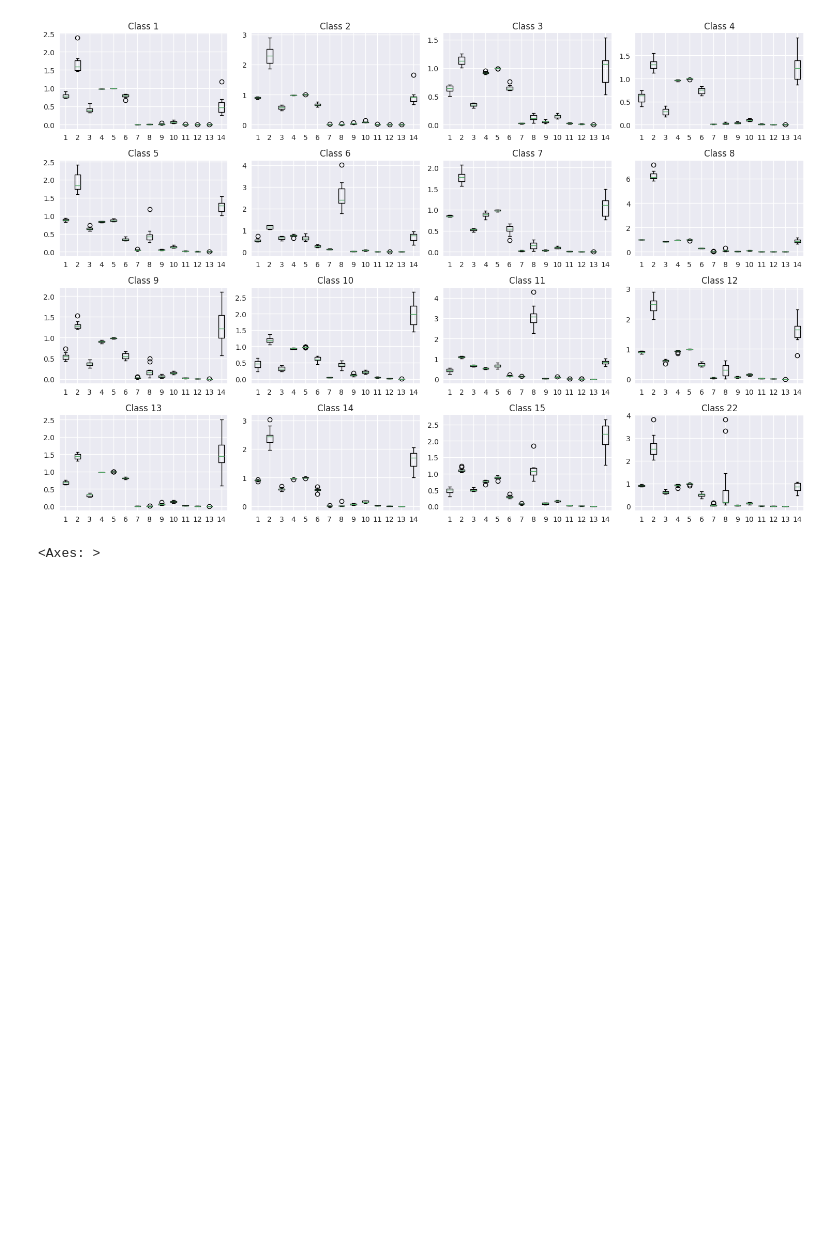
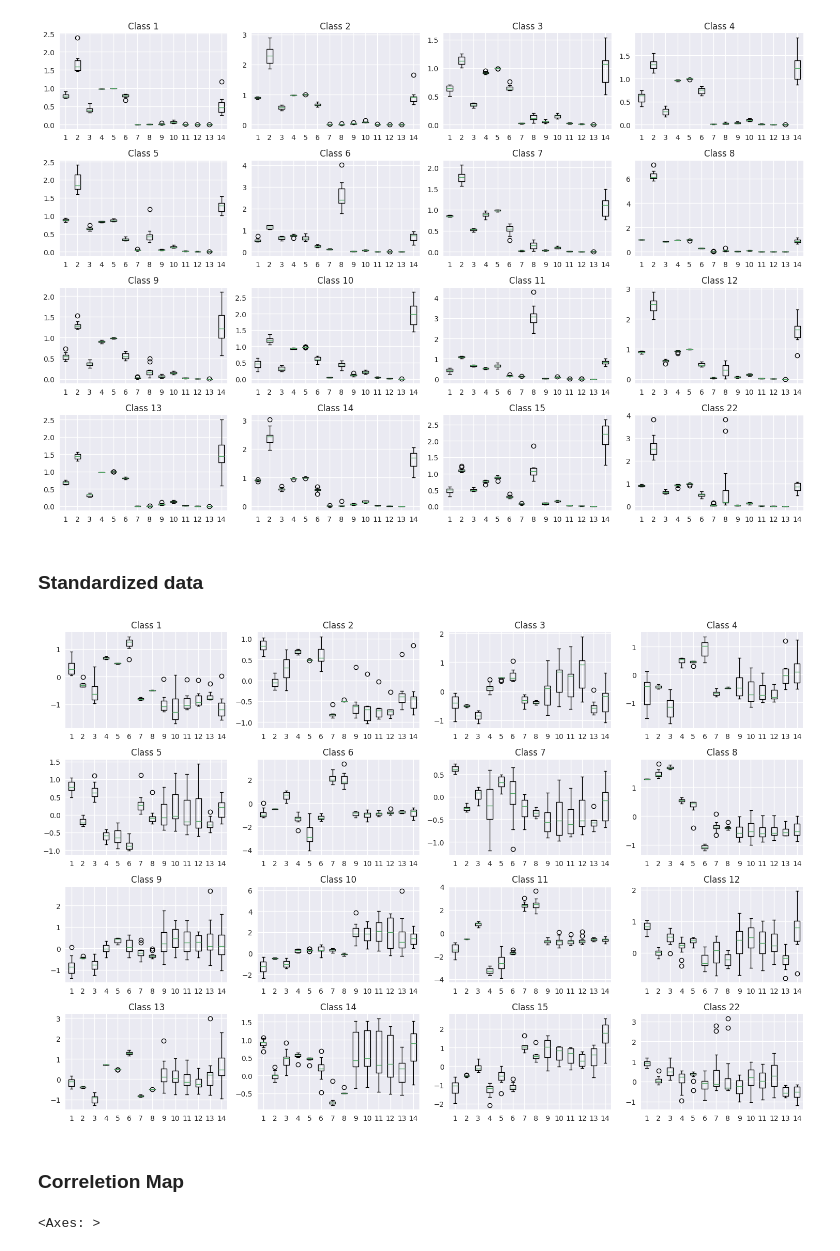
Before and after one commit to oooidw/IntroML, a Jupyter notebook: data_exp.ipynb, the cells around one changed output. Drawn from its saved outputs; the diff is of its cells as text; code cells hidden in the pictures; blank space fills up the shorter version.

```diff
--- a/data_exp.ipynb
+++ b/data_exp.ipynb
@@ -23,5 +24,18 @@ df.head()
 | 2 | 1 | 0.76722 | 1.5725 | 0.38998 | 0.97755 | 1.00000 | 0.80812 | ... |
 | 3 | 1 | 0.73797 | 1.4597 | 0.35376 | 0.97566 | 1.00000 | 0.81697 | ... |
 | 4 | 1 | 0.82301 | 1.7707 | 0.44462 | 0.97698 | 1.00000 | 0.75493 | ... |
+# %%
+# Select the columns to be standardized
+columns_to_standardize = ['Eccentricity', 'Aspect Ratio', 'Elongation', 'Solidity', 'Stochastic Convexity',
+                          'Isoperimetric Factor', 'Maximal Indentation Depth', 'Lobedness', 'Average Intensity',
+                          'Average Contrast', 'Smoothness', 'Third moment', 'Uniformity', 'Entropy']
+
+# Create a StandardScaler object
+scaler = StandardScaler()
+
+
+# Fit the scaler to the data and transform the selected columns
+std_df = df.copy()
+std_df[columns_to_standardize] = scaler.fit_transform(df[columns_to_standardize])
 # %% [markdown]
 # Data exploration
@@ -41,6 +57,26 @@ plt.tight_layout()
 plt.show()
 # %% [output]
 [figure]
+# %% [markdown]
+### Standardized data
+# %%
+import matplotlib.pyplot as plt
+
+fig, axs = plt.subplots(4, 4, figsize=(15, 10))
+
+for i, ax in enumerate(axs.flatten()):
+    if i == 15:
+        i = 21
+    class_i_df = std_df[std_df['Class'] == i+1]
+    ax.boxplot(class_i_df.drop('Class', axis=1).values)
+    ax.set_title(f'Class {i+1}')
+
+plt.tight_layout()
+plt.show()
+# %% [output]
+[figure, added]
+# %% [markdown]
+### Correletion Map
 # %%
 import seaborn as sns
 
```
Also changed, not shown: parts of 2 cells of this notebook, 2 other files.
